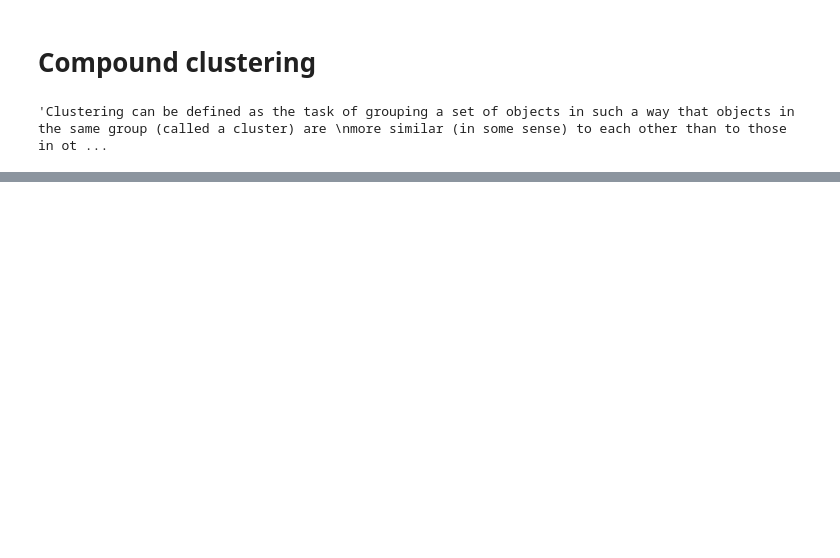
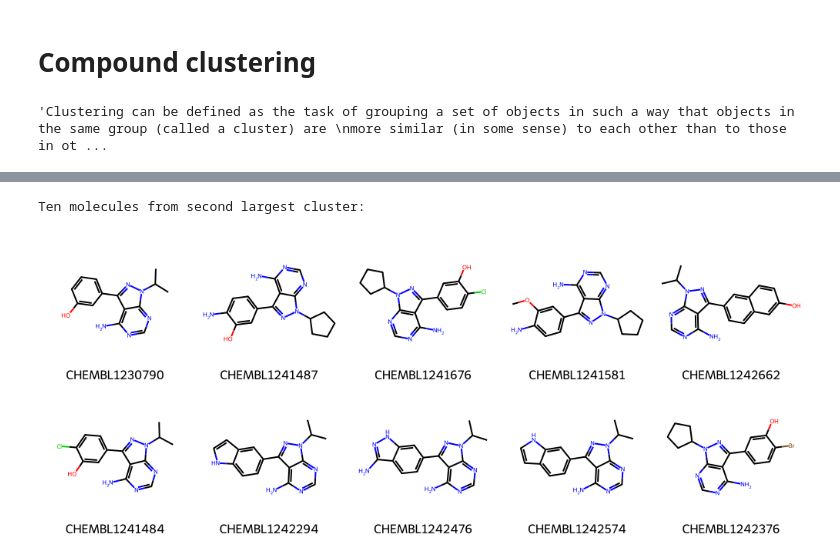
Before and after one commit to DeokhyeonYoon/Practice_for_DrugDiscovery, a Jupyter notebook: Chemical_similarity_search_and_Ligand_stability(vertualscreening)/tutorial_5.ipynb, the cells around one changed output, grey strips where cells are left out. Cells and saved outputs as stored; diff of their text form; code cells hidden in the pictures; blank space fills up the shorter version.

```diff
--- a/Chemical_similarity_search_and_Ligand_stability(vertualscreening)/tutorial_5.ipynb
+++ b/Chemical_similarity_search_and_Ligand_stability(vertualscreening)/tutorial_5.ipynb
@@ -38,0 +197,12 @@ DataFrame shape: (5431, 10)
+# %%
+####  Save molecules from second largest cluster
+print("Ten molecules from second largest cluster:")
+# Draw molecules
+Draw.MolsToGridImage(
+    [compounds[i][0] for i in clusters[1][:10]],
+    legends=[compounds[i][1] for i in clusters[1][:10]],
+    molsPerRow=5,
+)
+# %% [output]
+Ten molecules from second largest cluster:
+[figure, added]
```
Also changed, not shown: parts of 16 cells of this notebook, 9 other files.
